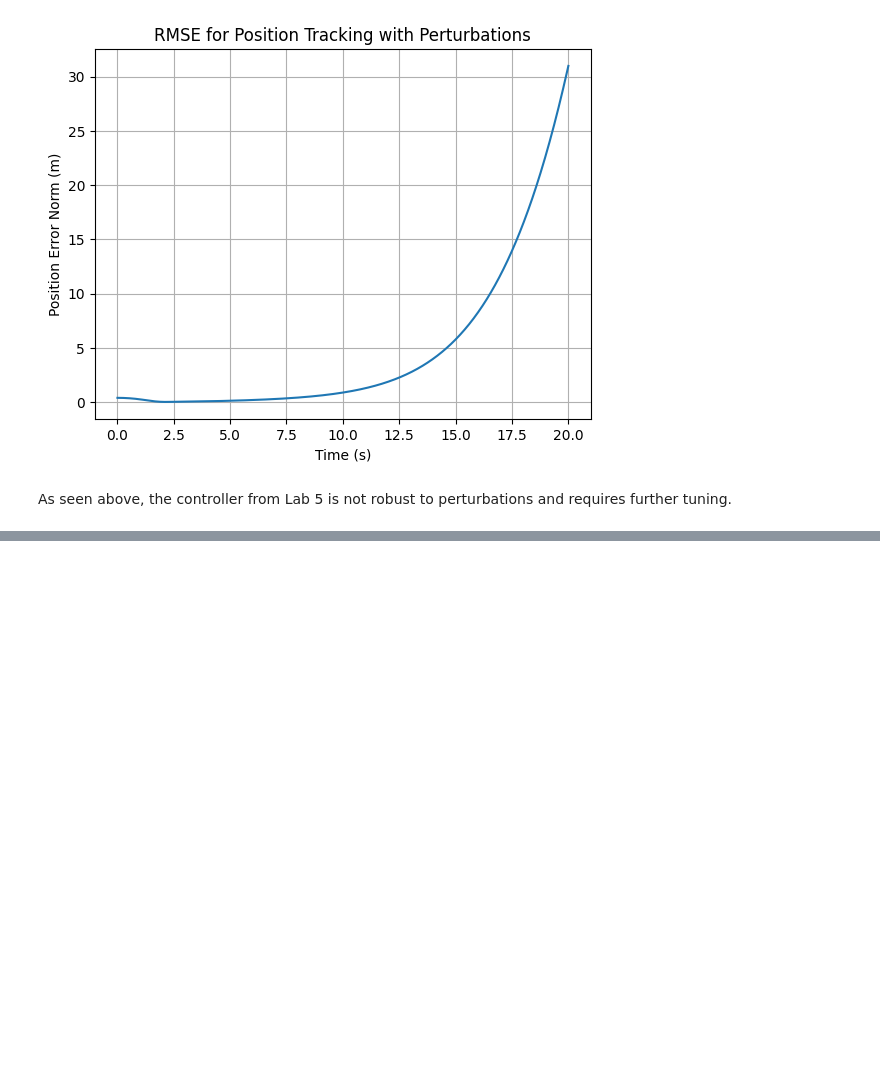
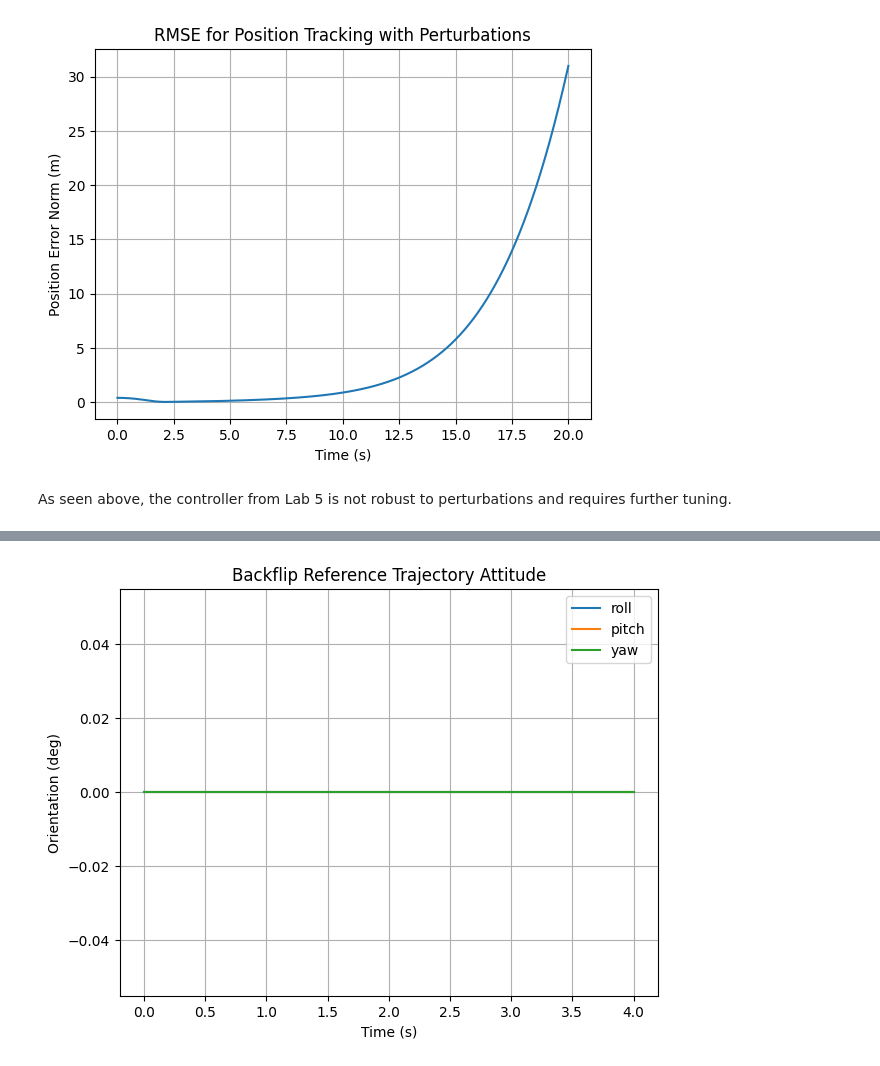
Before and after one commit to aaliyahgaffey/AE-483-RL-Final-Project, a Jupyter notebook: playground.ipynb, the cells around one changed output, grey strips where cells are left out. Cells and saved outputs as stored; diff of their text form; code cells hidden in the pictures; blank space fills up the shorter version.

```diff
--- a/playground.ipynb
+++ b/playground.ipynb
@@ -506,0 +581,13 @@ As seen above, the controller from Lab 5 is not robust to perturbations and requ
+# %%
+plt.plot(times, np.degrees(orientations[:,0]), label = "roll")
+plt.plot(times, np.degrees(orientations[:,1]), label = "pitch")
+plt.plot(times, np.degrees(orientations[:,2]), label = "yaw")
+plt.xlabel("Time (s)")
+plt.ylabel("Orientation (deg)")
+plt.grid()
+plt.legend()
+plt.tight_layout()
+plt.title("Backflip Reference Trajectory Attitude")
+plt.show()
+# %% [output]
+[figure, added]
```
Also changed, not shown: parts of 12 cells of this notebook, 1 other file.
